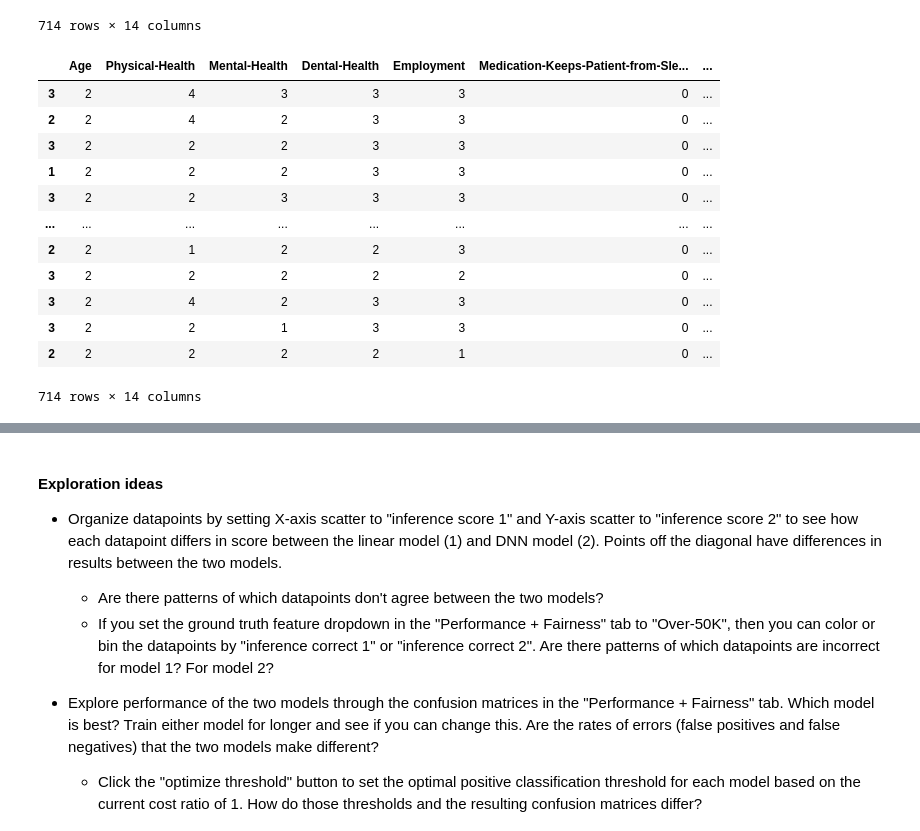
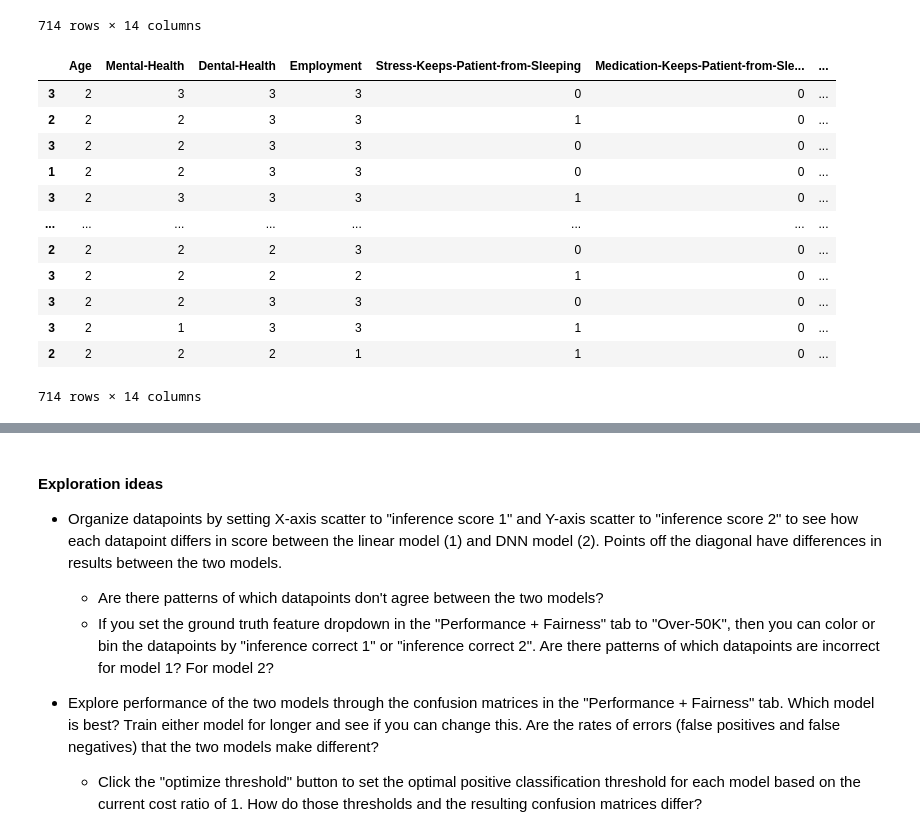
Before and after one commit to ryangraddy77/CS6603-Final-Project, a Jupyter notebook: WIT_Model_Transformed.ipynb, the cells around one changed output, grey strips where cells are left out. Saved outputs shown, nothing was run; the diff lists cells and outputs as text; code cells hidden in the pictures.

```diff
--- a/WIT_Model_Transformed.ipynb
+++ b/WIT_Model_Transformed.ipynb
@@ -173,58 +173,60 @@ def apply_dir(rep_lev, bin_label_data):
     binary_label_dataset_transformed = di_remover.fit_transform(bin_label_data)
     df_transformed = binary_label_dataset_transformed.convert_to_dataframe()[0] # create the transformed dataframe
     return df_transformed
-
-# Convert DataFrame to BinaryLabelDataset
-binary_label_dataset = BinaryLabelDataset(df=df, # Our goal is to transform the df dataset
-                                        label_names=['Stress-Keeps-Patient-from-Sleeping'],
-                                        protected_attribute_names=['Gender', 'Race'],
-                                        favorable_label=0, # non-default
-                                        unfavorable_label=1, # default label
-                                        )
-
-df_transformed = apply_dir(0.9, binary_label_dataset) # repair_level=0.9
-
-df_transformed = df_transformed.astype(int)
-df_transformed
-# %% [output]
-|  | Age | Physical-Health | Mental-Health | Dental-Health | Employment | Medication-Keeps-Patient-from-Sle... | ... |
-| 3 | 2 | 4 | 3 | 3 | 3 | 0 | ... |
-| 2 | 2 | 4 | 2 | 3 | 3 | 0 | ... |
-| 3 | 2 | 2 | 2 | 3 | 3 | 0 | ... |
-| 1 | 2 | 2 | 2 | 3 | 3 | 0 | ... |
-| 3 | 2 | 2 | 3 | 3 | 3 | 0 | ... |
-| ... | ... | ... | ... | ... | ... | ... | ... |
-| 2 | 2 | 1 | 2 | 2 | 3 | 0 | ... |
-| 3 | 2 | 2 | 2 | 2 | 2 | 0 | ... |
-| 3 | 2 | 4 | 2 | 3 | 3 | 0 | ... |
-| 3 | 2 | 2 | 1 | 3 | 3 | 0 | ... |
-| 2 | 2 | 2 | 2 | 2 | 1 | 0 | ... |
-714 rows × 14 columns
 # %%
 #@title Specify input columns and column to predict {display-mode: "form"}
 import numpy as np
 
 # Set the column in the dataset you wish for the model to predict
 #label_column = 'Over-50K'
 
 label_column = 'Physical-Health'
 
 # Make the label column numeric (0 and 1), for use in our model.
 # In this case, examples with a target value of '>50K' are considered to be in
 # the '1' (positive) class and all other examples are considered to be in the
 # '0' (negative) class.
-make_label_column_numeric(df_transformed, label_column, lambda val: val>2)
+make_label_column_numeric(df, label_column, lambda val: val>3)
 
 # Set list of all columns from the dataset we will use for model input.
 #input_features = [
 #  'Age', 'Workclass', 'Education', 'Marital-Status', 'Occupation',
 #  'Relationship', 'Race', 'Sex', 'Capital-Gain', 'Capital-Loss',
 #  'Hours-per-week', 'Country']
 
 input_features = ['Age','Dental-Health','Employment','Stress-Keeps-Patient-from-Sleeping','Medication-Keeps-Patient-from-Sleeping','Pain-Keeps-Patient-from-Sleeping','Bathroom-Needs-Keeps-Patient-from-Sleeping','Uknown-Keeps-Patient-from-Sleeping','Trouble-Sleeping','Prescription-Sleep-Medication','Race','Gender']
 
 # Create a list containing all input features and the label column
 features_and_labels = input_features + [label_column]
+
+# Convert DataFrame to BinaryLabelDataset
+binary_label_dataset = BinaryLabelDataset(df=df, # Our goal is to transform the df dataset
+                                        label_names=['Physical-Health'],
+                                        protected_attribute_names=['Gender', 'Race'],
+                                        favorable_label=0, # non-default
+                                        unfavorable_label=1, # default label
+                                        )
+
+df_transformed = apply_dir(0.9, binary_label_dataset) # repair_level=0.9
+
+df_transformed = df_transformed.astype(int)
+df_transformed
+
+df_transformed
+# %% [output]
+|  | Age | Mental-Health | Dental-Health | Employment | Stress-Keeps-Patient-from-Sleeping | Medication-Keeps-Patient-from-Sle... | ... |
+| 3 | 2 | 3 | 3 | 3 | 0 | 0 | ... |
+| 2 | 2 | 2 | 3 | 3 | 1 | 0 | ... |
+| 3 | 2 | 2 | 3 | 3 | 0 | 0 | ... |
+| 1 | 2 | 2 | 3 | 3 | 0 | 0 | ... |
+| 3 | 2 | 3 | 3 | 3 | 1 | 0 | ... |
+| ... | ... | ... | ... | ... | ... | ... | ... |
+| 2 | 2 | 2 | 2 | 3 | 0 | 0 | ... |
+| 3 | 2 | 2 | 2 | 2 | 1 | 0 | ... |
+| 3 | 2 | 2 | 3 | 3 | 0 | 0 | ... |
+| 3 | 2 | 1 | 3 | 3 | 1 | 0 | ... |
+| 2 | 2 | 2 | 2 | 1 | 1 | 0 | ... |
+714 rows × 14 columns
 # %%
 #@title Create and train the linear classifier {display-mode: "form"}
 
```
Also changed, not shown: parts of 3 cells of this notebook.
